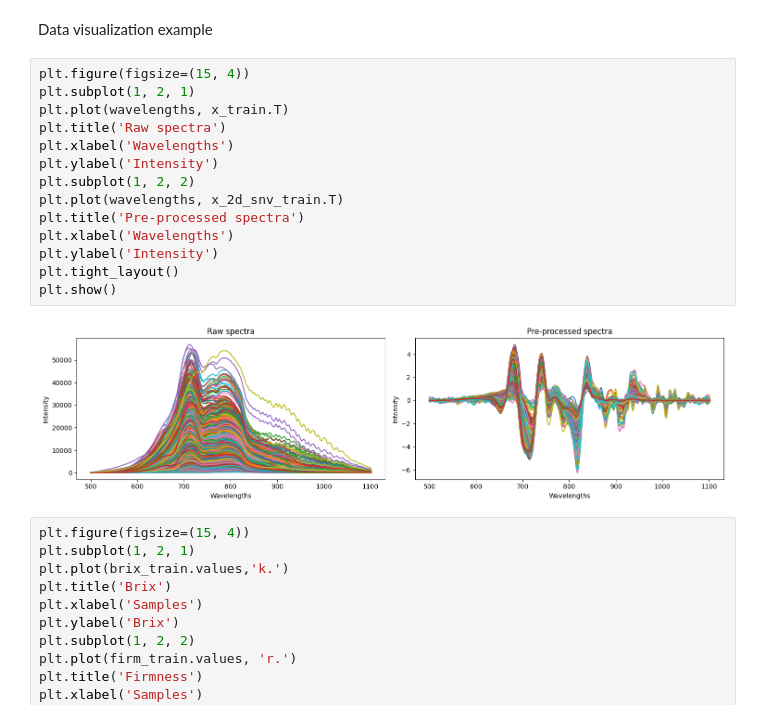
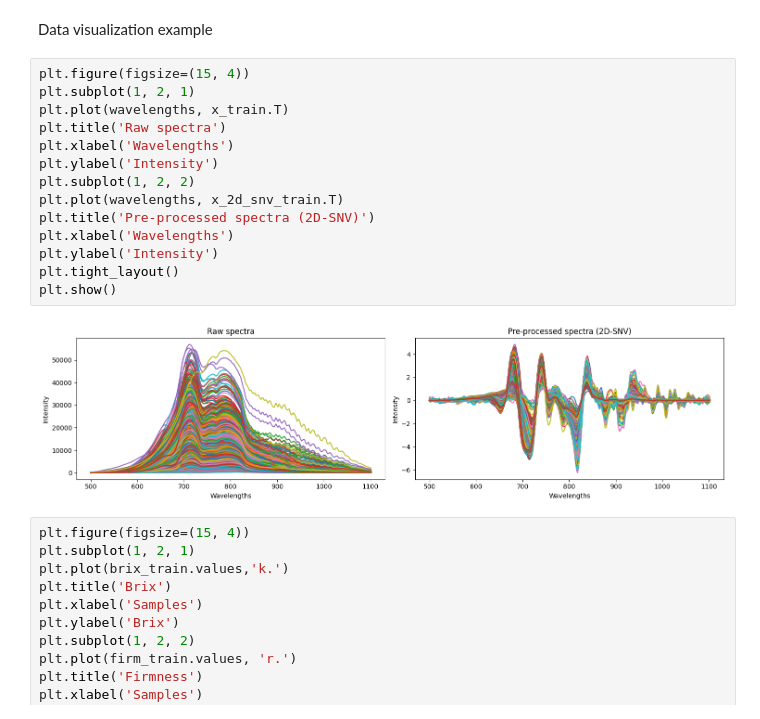
Before and after one commit to Py-ualg/2024-code-blue, a Jupyter notebook: challenges/AI_fruit_QA/challenge_data/Challenge-PearsNIR.ipynb, the cells around one changed output. Cells and saved outputs as stored; diff of their text form.

```diff
--- a/challenges/AI_fruit_QA/challenge_data/Challenge-PearsNIR.ipynb
+++ b/challenges/AI_fruit_QA/challenge_data/Challenge-PearsNIR.ipynb
@@ -62,19 +67,19 @@ Data visualization example
 # %%
 plt.figure(figsize=(15, 4))
 plt.subplot(1, 2, 1)
 plt.plot(wavelengths, x_train.T)
 plt.title('Raw spectra')
 plt.xlabel('Wavelengths')
 plt.ylabel('Intensity')
 plt.subplot(1, 2, 2)
 plt.plot(wavelengths, x_2d_snv_train.T)
-plt.title('Pre-processed spectra')
+plt.title('Pre-processed spectra (2D-SNV)')
 plt.xlabel('Wavelengths')
 plt.ylabel('Intensity')
 plt.tight_layout()
 plt.show()
 # %% [output]
-[figure, old version]
+[figure, new version]
 # %%
 plt.figure(figsize=(15, 4))
 plt.subplot(1, 2, 1)
```
Also changed, not shown: parts of 7 cells of this notebook.
